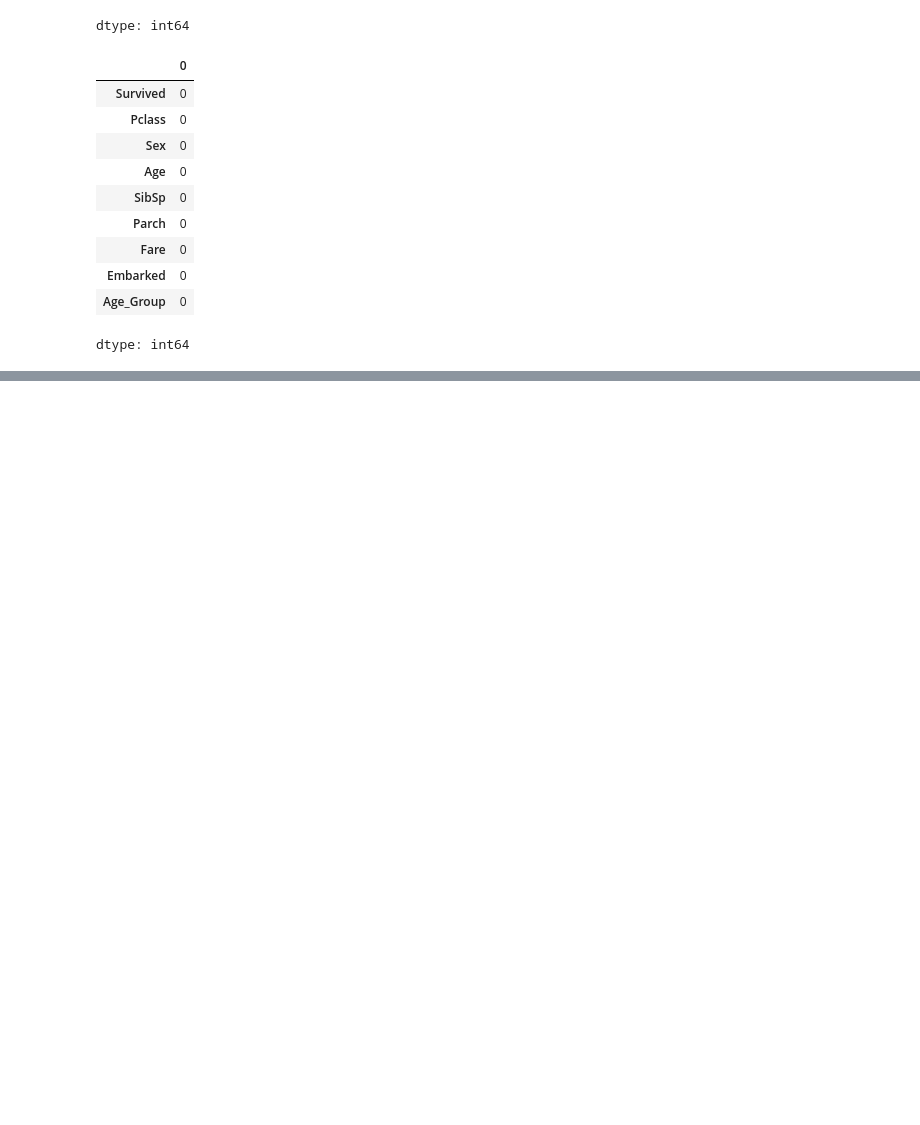
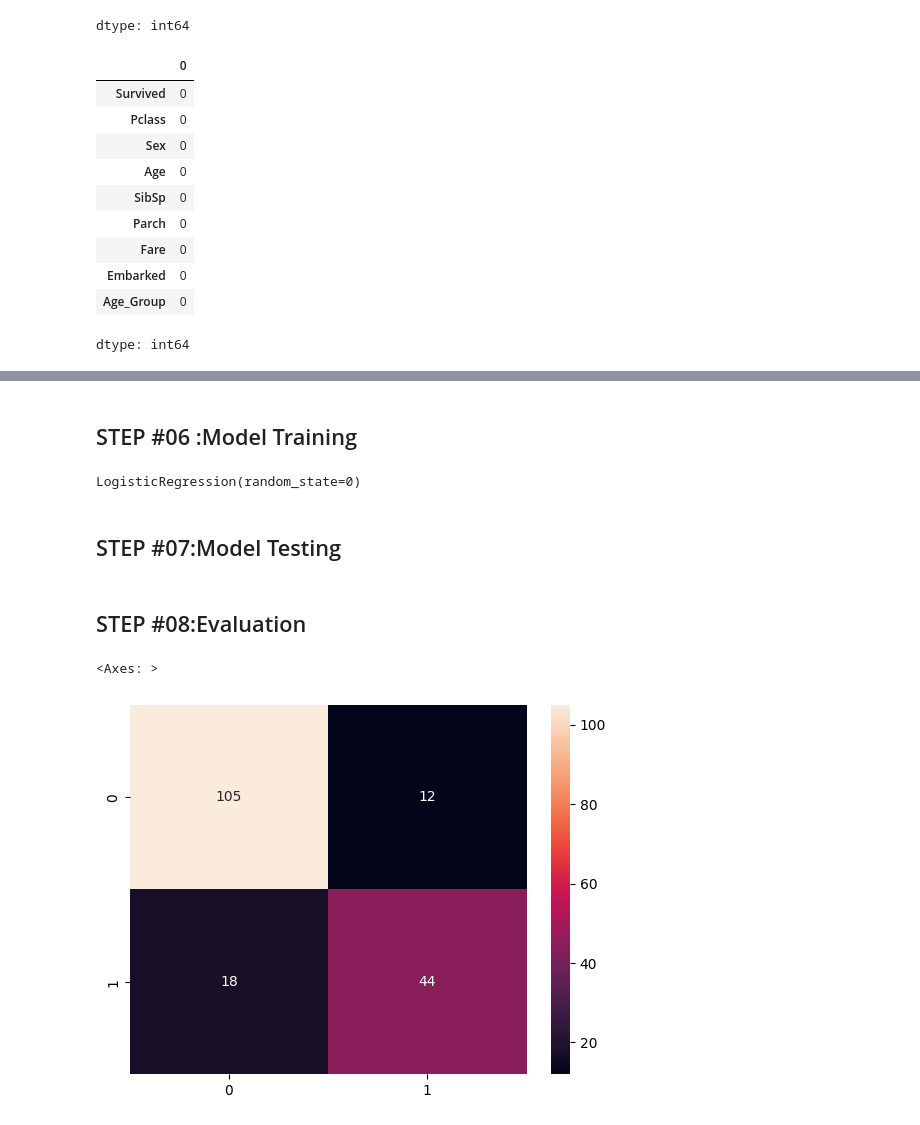
Before and after one commit to malavika-aiml/MLPROJECT, a Jupyter notebook: LogisticRegression.ipynb, the cells around one changed output, grey strips where cells are left out. Saved outputs shown, nothing was run; the diff lists cells and outputs as text; code cells hidden in the pictures; blank space fills up the shorter version.

```diff
--- a/LogisticRegression.ipynb
+++ b/LogisticRegression.ipynb
@@ -221,0 +266,27 @@ dtype: int64
+# %% [markdown]
+<h2>STEP #06 :Model Training</h2>
+# %%
+X=training_set.drop("Survived",axis=1)
+y=training_set["Survived"]
+# %%
+from sklearn.model_selection import train_test_split
+X_train,X_test,y_train,y_test=train_test_split(X,y,test_size=0.2,random_state=10)
+# %%
+from sklearn.linear_model import LogisticRegression
+classifier=LogisticRegression(random_state=0)
+classifier.fit(X_train,y_train)
+# %% [output]
+LogisticRegression(random_state=0)
+# %% [markdown]
+<h2>STEP #07:Model Testing</h2>
+# %%
+y_predict=classifier.predict(X_test)
+# %% [markdown]
+<h2>STEP #08:Evaluation</h2>
+# %%
+from sklearn.metrics import confusion_matrix,accuracy_score
+cm=confusion_matrix(y_test,y_predict)
+sns.heatmap(cm,annot=True,fmt="d")
+# %% [output]
+<Axes: >
+[figure, added]
```
Also changed, not shown: parts of 10 cells of this notebook.
